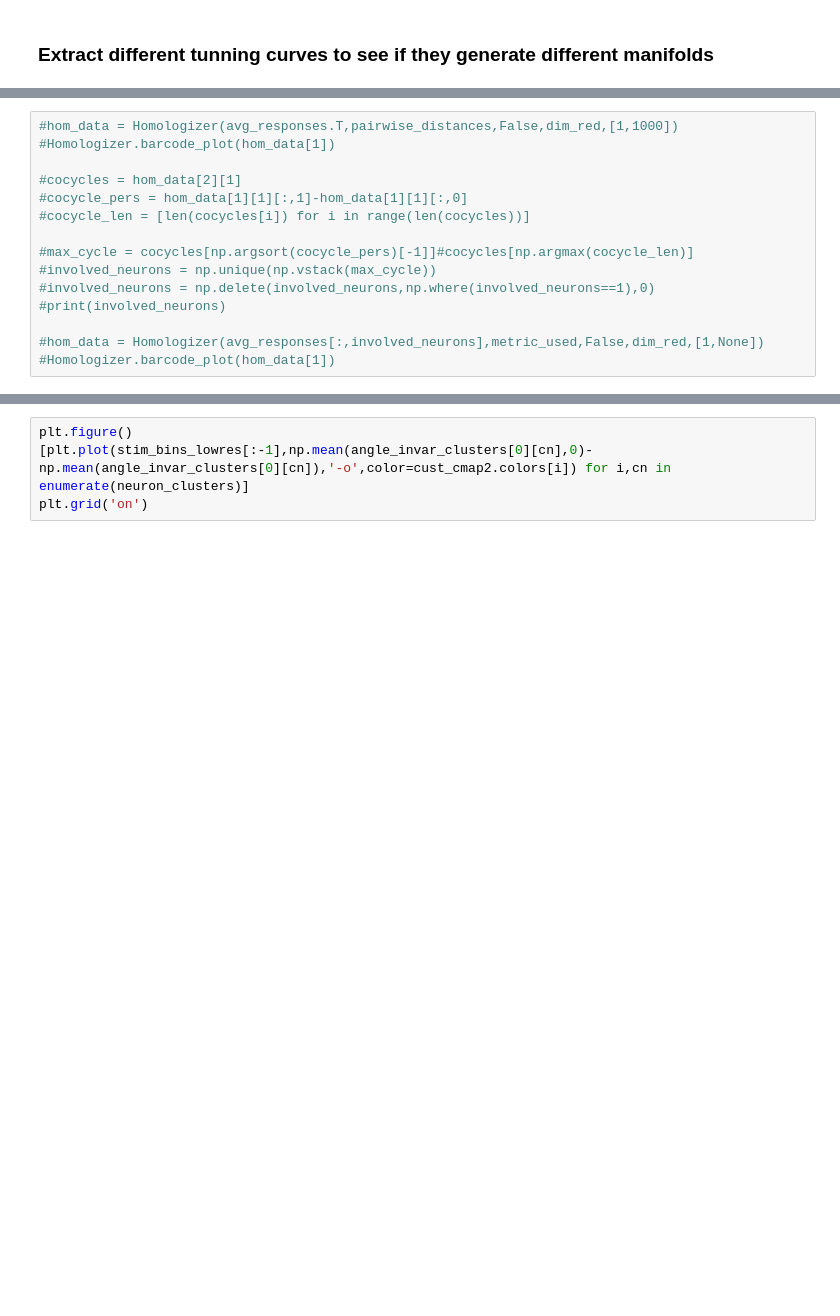
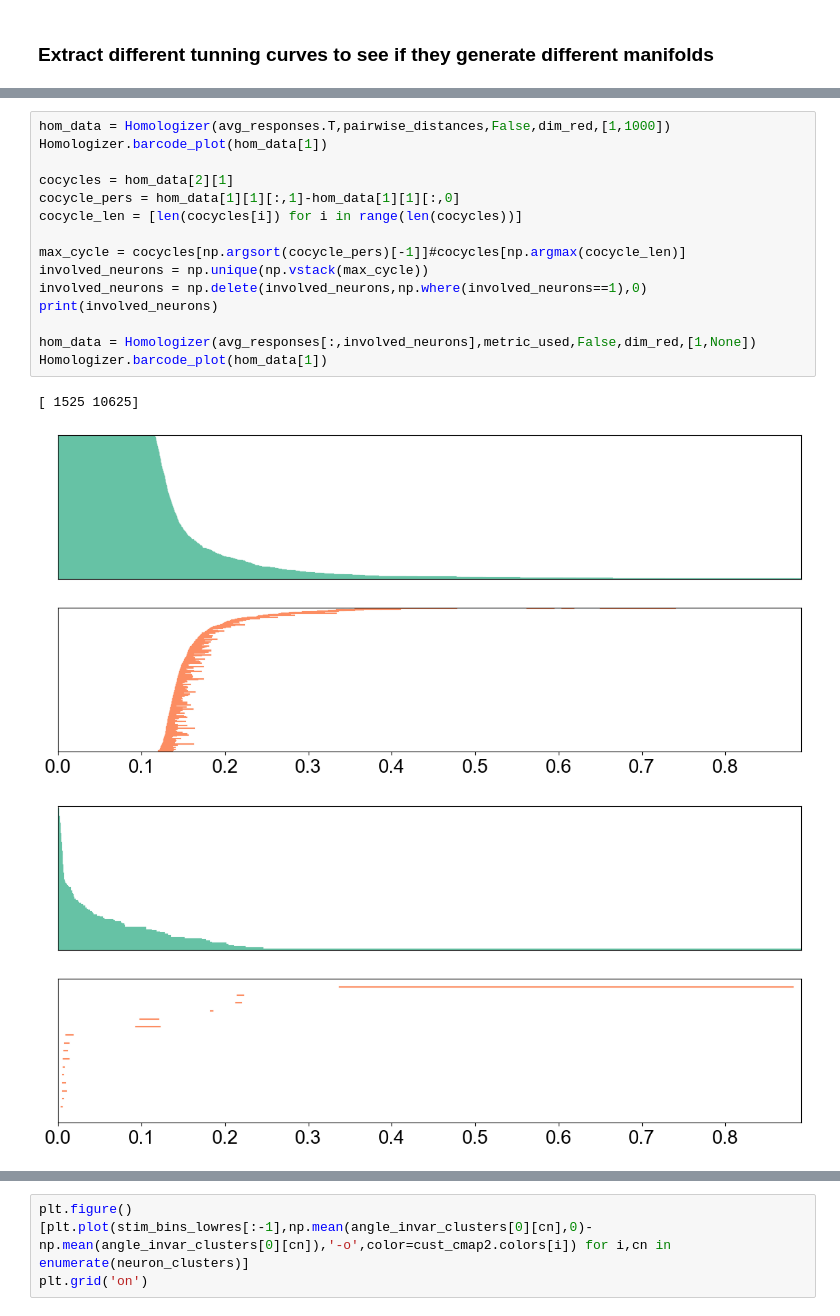
Before and after one commit to KBeshkov/NeuralHomology, a Jupyter notebook: examples/One_dataset_example.ipynb, the cells around one changed output, grey strips where cells are left out. Cells and saved outputs as stored; diff of their text form; blank space fills up the shorter version.

```diff
--- a/examples/One_dataset_example.ipynb
+++ b/examples/One_dataset_example.ipynb
@@ -232,18 +239,22 @@ plt.scatter(osi_centered,dsi_centered,s=16,c=color_labels,edgecolor='black',line
 # %%
-#hom_data = Homologizer(avg_responses.T,pairwise_distances,False,dim_red,[1,1000])
-#Homologizer.barcode_plot(hom_data[1])
+hom_data = Homologizer(avg_responses.T,pairwise_distances,False,dim_red,[1,1000])
+Homologizer.barcode_plot(hom_data[1])
 
-#cocycles = hom_data[2][1]
-#cocycle_pers = hom_data[1][1][:,1]-hom_data[1][1][:,0]
-#cocycle_len = [len(cocycles[i]) for i in range(len(cocycles))]
+cocycles = hom_data[2][1]
+cocycle_pers = hom_data[1][1][:,1]-hom_data[1][1][:,0]
+cocycle_len = [len(cocycles[i]) for i in range(len(cocycles))]
 
-#max_cycle = cocycles[np.argsort(cocycle_pers)[-1]]#cocycles[np.argmax(cocycle_len)]
-#involved_neurons = np.unique(np.vstack(max_cycle))
-#involved_neurons = np.delete(involved_neurons,np.where(involved_neurons==1),0)
-#print(involved_neurons)
+max_cycle = cocycles[np.argsort(cocycle_pers)[-1]]#cocycles[np.argmax(cocycle_len)]
+involved_neurons = np.unique(np.vstack(max_cycle))
+involved_neurons = np.delete(involved_neurons,np.where(involved_neurons==1),0)
+print(involved_neurons)
 
-#hom_data = Homologizer(avg_responses[:,involved_neurons],metric_used,False,dim_red,[1,None])
-#Homologizer.barcode_plot(hom_data[1])
+hom_data = Homologizer(avg_responses[:,involved_neurons],metric_used,False,dim_red,[1,None])
+Homologizer.barcode_plot(hom_data[1])
+# %% [output]
+[ 1525 10625]
+[figure, added]
+[figure, added]
 # %%
 from sklearn.cluster import DBSCAN
 
```
Also changed, not shown: parts of 13 cells of this notebook, 2 other files.
